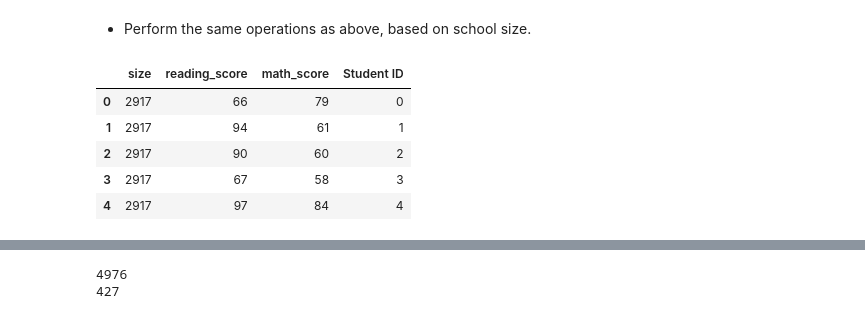
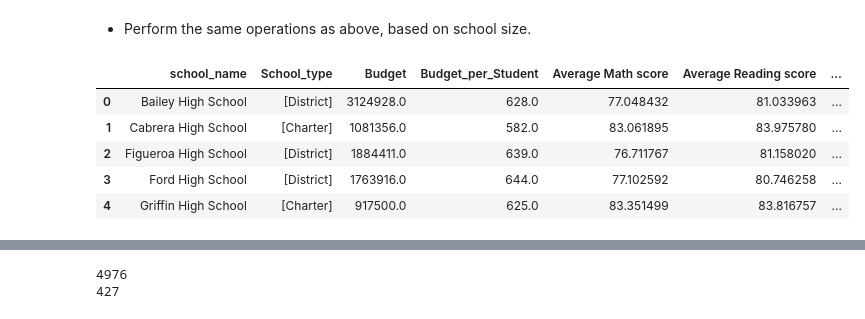
Before and after one commit to TracieDiepBautista/Pandas_Projects, a Jupyter notebook: PyCitySchools/PyCitySchools_starter.ipynb, the cells around one changed output, grey strips where cells are left out. Cells and saved outputs as stored; diff of their text form; code cells hidden in the pictures.

```diff
--- a/PyCitySchools/PyCitySchools_starter.ipynb
+++ b/PyCitySchools/PyCitySchools_starter.ipynb
@@ -747,12 +747,12 @@ summary_per_spending1.head()
 # %%
 # add size colum from data_complete to school_summary_df
 
-score_size = school_data_complete[["size","reading_score","math_score","Student ID"]]
+score_size = school_summary_df.reset_index()
 score_size.head()
 # %% [output]
-|  | size | reading_score | math_score | Student ID |
-| 0 | 2917 | 66 | 79 | 0 |
-| 1 | 2917 | 94 | 61 | 1 |
-| 2 | 2917 | 90 | 60 | 2 |
-| 3 | 2917 | 67 | 58 | 3 |
-| 4 | 2917 | 97 | 84 | 4 |
+|  | school_name | School_type | Budget | Budget_per_Student | Average Math score | Average Reading score | ... |
+| 0 | Bailey High School | [District] | 3124928.0 | 628.0 | 77.048432 | 81.033963 | ... |
+| 1 | Cabrera High School | [Charter] | 1081356.0 | 582.0 | 83.061895 | 83.975780 | ... |
+| 2 | Figueroa High School | [District] | 1884411.0 | 639.0 | 76.711767 | 81.158020 | ... |
+| 3 | Ford High School | [District] | 1763916.0 | 644.0 | 77.102592 | 80.746258 | ... |
+| 4 | Griffin High School | [Charter] | 917500.0 | 625.0 | 83.351499 | 83.816757 | ... |
```
Also changed, not shown: parts of 10 cells of this notebook.
